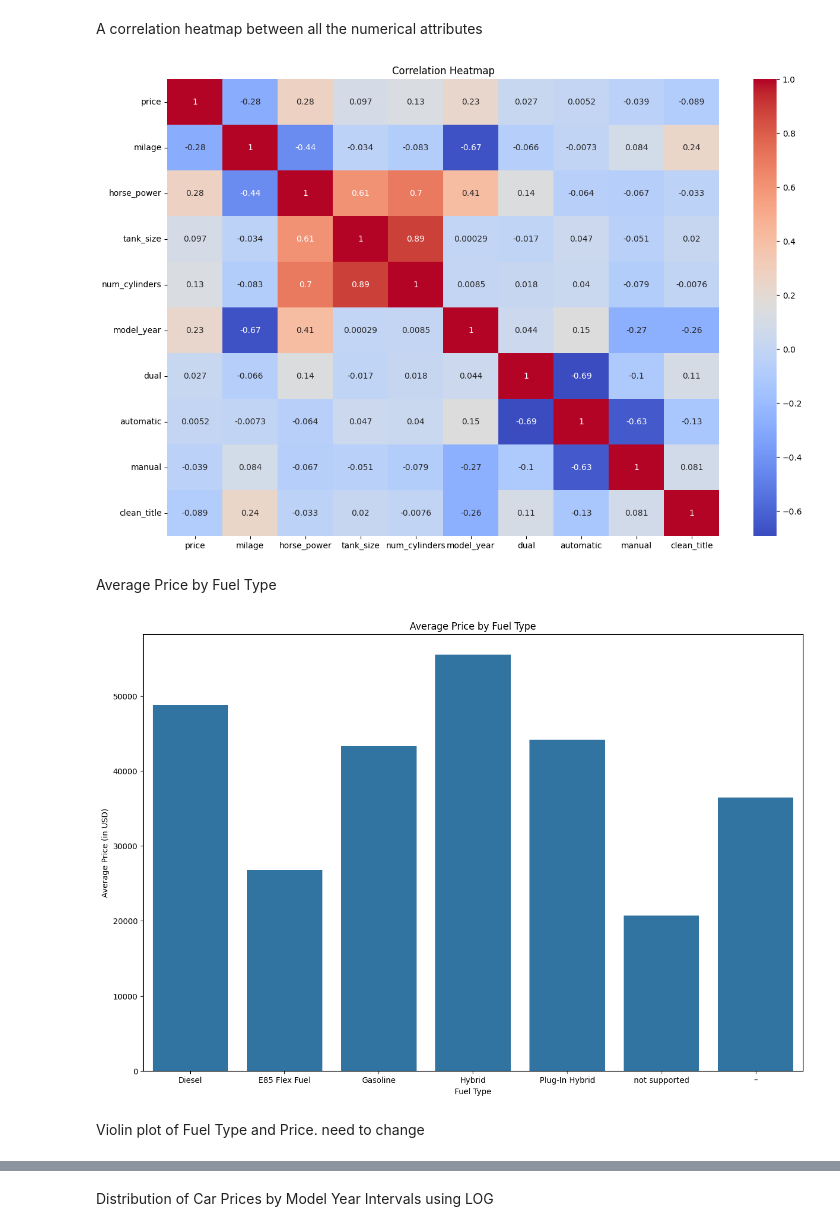
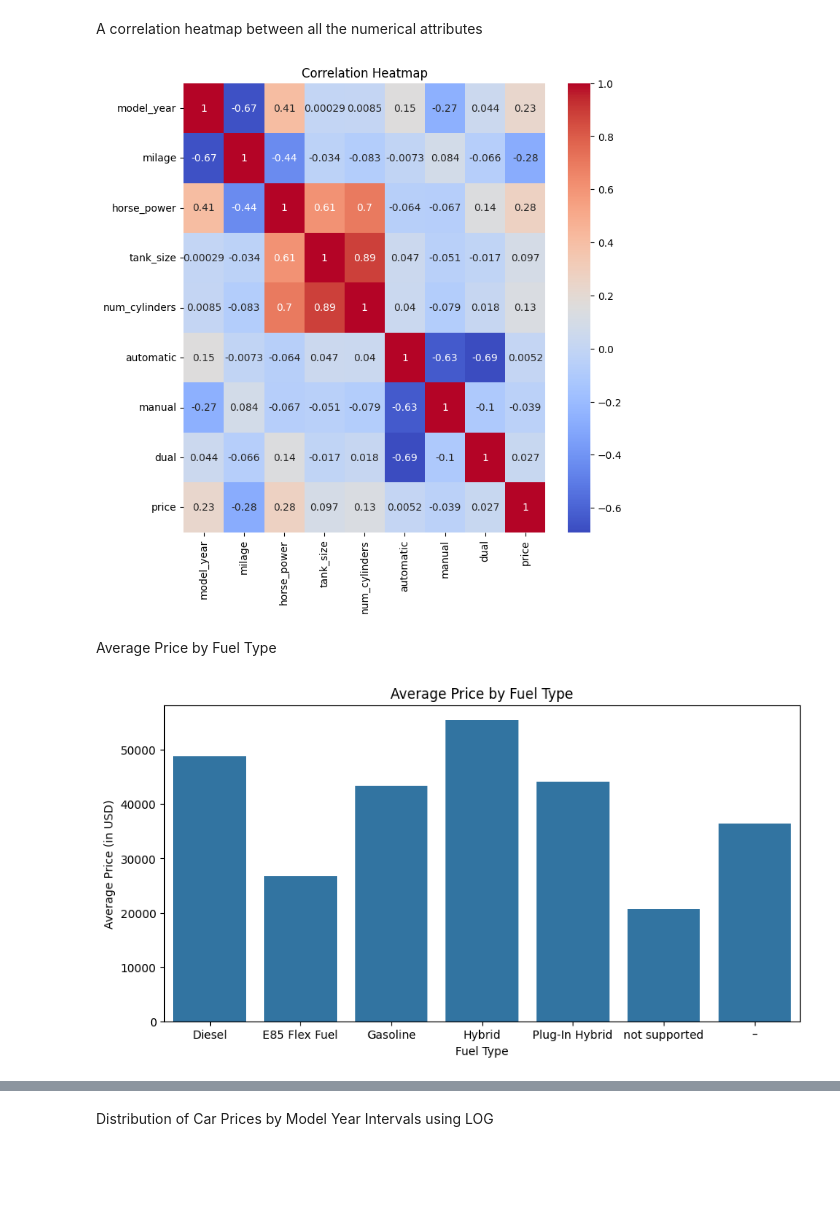
Before and after one commit to YaelDahariBIU/Tabular-Data, a Jupyter notebook: part1.ipynb, the cells around one changed output, grey strips where cells are left out. Saved outputs shown, nothing was run; the diff lists cells and outputs as text; code cells hidden in the pictures; blank space fills up the shorter version.

```diff
--- a/part1.ipynb
+++ b/part1.ipynb
@@ -401,21 +346,22 @@ df_tranformed["price"].plot(kind="box")
 # %% [markdown]
 A correlation heatmap between all the numerical attributes
 # %%
-# df_corr = df_tranformed.corr(method="pearson").loc[["price"]]
+fig, ax = plt.subplots(figsize=(8,8))
 
-fig, ax = plt.subplots(figsize=(15,10))
-# sns.heatmap(df_corr, annot=True, fmt='.2f', cmap="YlGnBu", cbar=True, linewidths=0.5,ax=ax)
-numerical_cols = ['price', 'milage', 'horse_power', 'tank_size', 'num_cylinders', 'model_year', 'dual', 'automatic', 'manual', 'clean_title']
+# ['price', 'milage', 'horse_power', 'tank_size', 'num_cylinders', 'model_year', 'dual', 'automatic', 'manual', 'clean_title']
+
+#Make sure clean title is included
+numerical_cols = df_tranformed.dtypes[(df_tranformed.dtypes=="float64") | (df_tranformed.dtypes=="int64") | (df_tranformed.dtypes=="bool")].index.tolist()
 corr_matrix = df_tranformed[numerical_cols].corr()
 sns.heatmap(corr_matrix, annot=True, cmap='coolwarm', ax=ax)
 plt.title('Correlation Heatmap')
 plt.show()
 # %% [output]
-[figure, old version]
+[figure, new version]
 # %% [markdown]
 Average Price by Fuel Type
 # %%
-fig, ax = plt.subplots(figsize=(15,10))
+fig, ax = plt.subplots(figsize=(10,5))
 avg_price_by_fuel = df_tranformed.groupby('fuel_type')['price'].mean().reset_index()
 sns.barplot(data=avg_price_by_fuel, x='fuel_type', y='price', ax=ax)
 plt.title('Average Price by Fuel Type')
@@ -423,7 +369,4 @@ plt.xlabel('Fuel Type')
 plt.ylabel('Average Price (in USD)')
 plt.show()
 # %% [output]
-[figure, old version]
+[figure, new version]
-# %% [markdown]
-Violin plot of Fuel Type and Price.
-need to change
```
Also changed, not shown: parts of 20 cells of this notebook, 2 other files.
